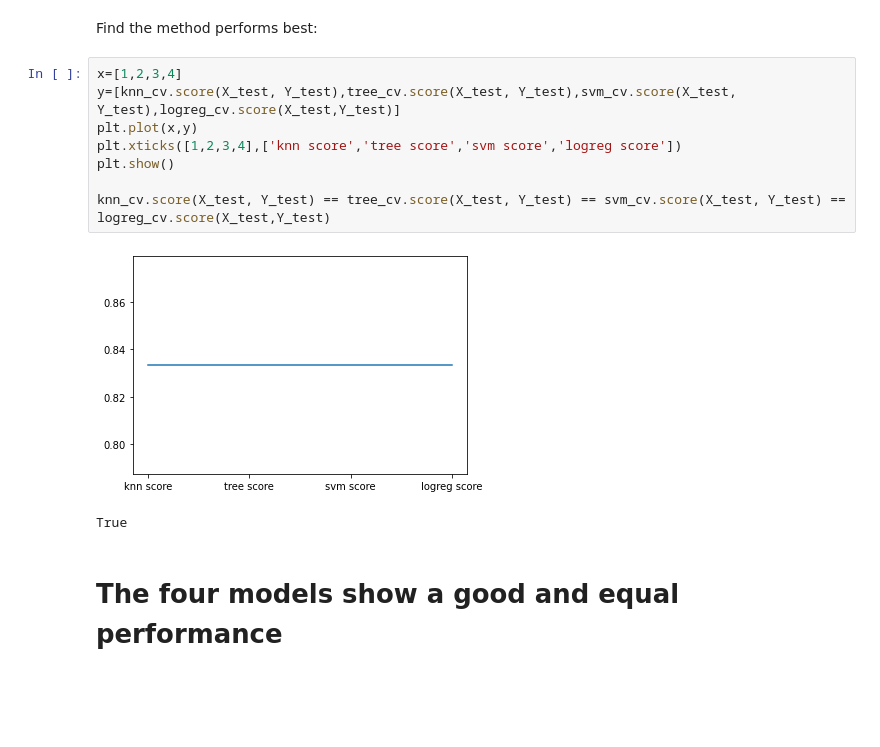
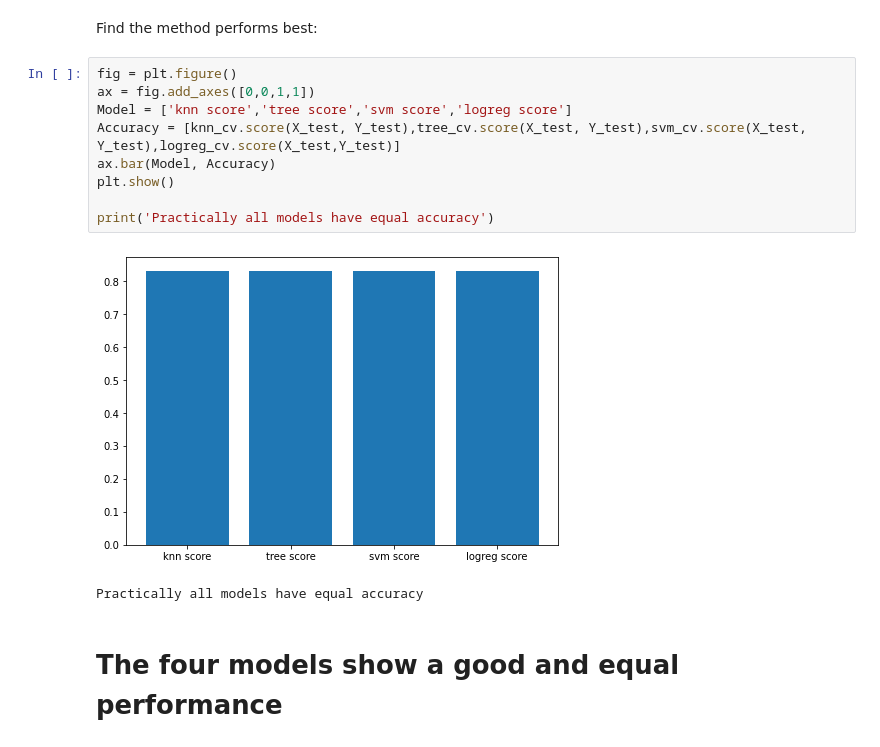
Before and after one commit to Yassine-El-M/test, a Jupyter notebook: Predictive Analysis (Classification) DS Capstone.ipynb, the cells around one changed output. Saved outputs shown, nothing was run; the diff lists cells and outputs as text; blank space fills up the shorter version.

```diff
--- a/Predictive Analysis (Classification) DS Capstone.ipynb
+++ b/Predictive Analysis (Classification) DS Capstone.ipynb
@@ -322,17 +322,18 @@ plot_confusion_matrix(Y_test,yhat)
 ## TASK  12
 # %% [markdown]
 Find the method performs best:
-# %%
-x=[1,2,3,4]
-y=[knn_cv.score(X_test, Y_test),tree_cv.score(X_test, Y_test),svm_cv.score(X_test, Y_test),logreg_cv.score(X_test,Y_test)]
-plt.plot(x,y)
-plt.xticks([1,2,3,4],['knn score','tree score','svm score','logreg score'])
-plt.show()
-
-knn_cv.score(X_test, Y_test) == tree_cv.score(X_test, Y_test) == svm_cv.score(X_test, Y_test) == logreg_cv.score(X_test,Y_test)
-# %% [output]
-[figure, removed]
-True
+# %%
+fig = plt.figure()
+ax = fig.add_axes([0,0,1,1])
+Model = ['knn score','tree score','svm score','logreg score']
+Accuracy = [knn_cv.score(X_test, Y_test),tree_cv.score(X_test, Y_test),svm_cv.score(X_test, Y_test),logreg_cv.score(X_test,Y_test)]
+ax.bar(Model, Accuracy)
+plt.show()
+
+print('Practically all models have equal accuracy')
+# %% [output]
+[figure, added]
+Practically all models have equal accuracy
 # %% [markdown]
 # The four models show a good and equal performance
 # %% [markdown]
```
Also changed, not shown: parts of 1 cell of this notebook.
